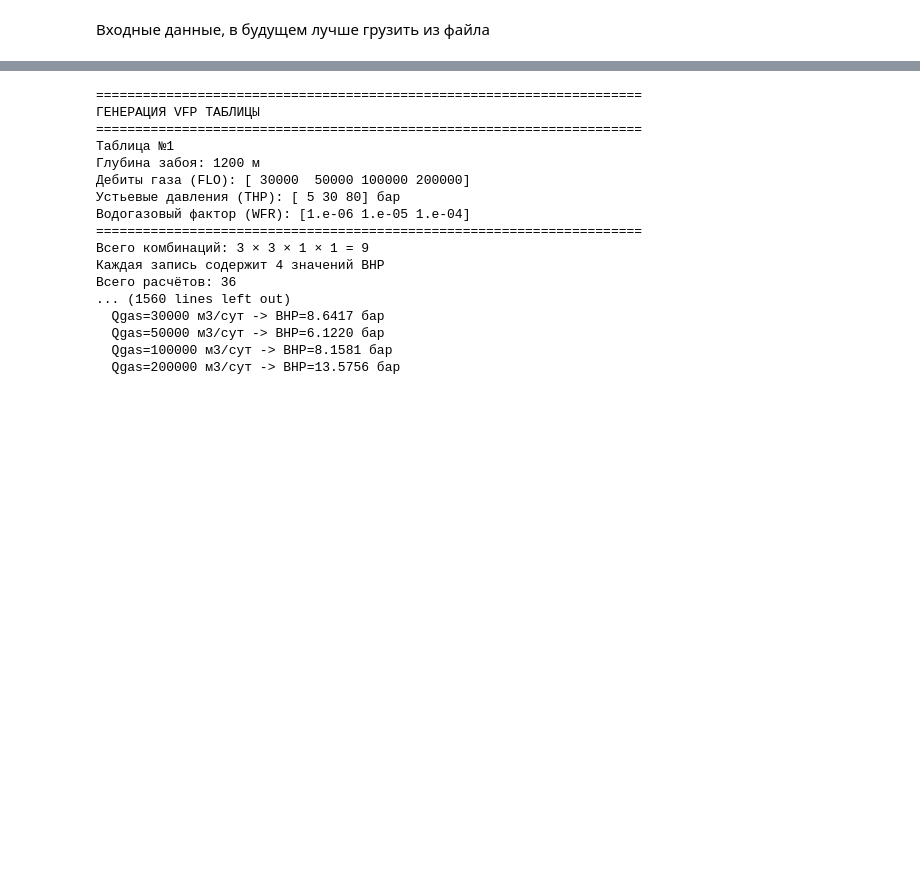
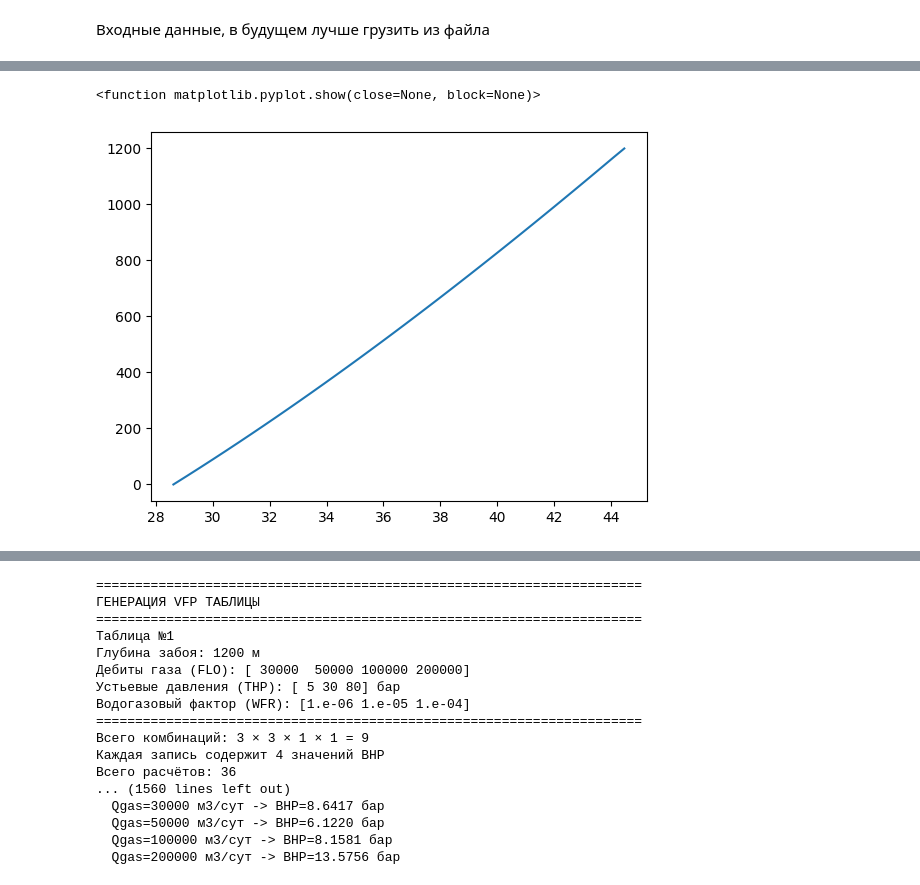
Before and after one commit to Rexihs/vertical_flow_performance, a Jupyter notebook: core.ipynb, the cells around one changed output, grey strips where cells are left out. Drawn from its saved outputs; the diff is of its cells as text; code cells hidden in the pictures; blank space fills up the shorter version.

Commit message:
сырая версия расчёта, методы сходятся, необходимо написания скрипта для расчёта BHP по входным параметрам

```diff
--- a/core.ipynb
+++ b/core.ipynb
@@ -80,18 +77,24 @@ wgr = 12*10**-5 # м3/м3, водогазовый фактор
 # %%
 # Well properties
 # Download inclinometry data
-file_path_incl = 'd:/Python_2025/old_rep/исходные_данные/17.dev'  # Update this path to match your actual file location
+file_path_incl = 'include/incl_17.dev'  # Update this path to match your actual file location
 with open(file_path_incl, 'r', encoding='utf-8') as inclinometry_file:
     well_data = pd.read_csv(inclinometry_file, comment='#', sep=r'\s+')
 
 # Download inclinometry data_horizontal
-file_path_incl_horizontal = 'd:/Python_2025/old_rep/исходные_данные/10102.dev'  # Update this path to match your actual file location
+file_path_incl_horizontal = 'include/incl_10102.dev'  # Update this path to match your actual file location
 with open(file_path_incl_horizontal, 'r', encoding='utf-8') as inclinometry_file_horizontal:
     well_data_hor = pd.read_csv(inclinometry_file_horizontal, comment='#', sep=r'\s+')
 
+# Download inclinometry data full vertical well
+file_path_incl_horizontal = 'include/incl_vertical.dev'  # Update this path to match your actual file location
+with open(file_path_incl_horizontal, 'r', encoding='utf-8') as inclinometry_file_vert:
+    well_data_vert = pd.read_csv(inclinometry_file_vert, comment='#', sep=r'\s+')
+
+
 # Gas properties
 # Download PVT data
-file_path_pvt = 'd:/Python_2025/old_rep/исходные_данные/PVT.inc'  # Update this path to match your actual file location
+file_path_pvt = 'include/PVT.inc'  # Update this path to match your actual file location
 with open(file_path_pvt, 'r', encoding='utf-8') as pvt_file:
     pvt_data = pd.read_csv(pvt_file, comment='#', sep=r'\s+')
 
@@ -122,4 +108,17 @@ well_propertis = pd.DataFrame({
+# %%
+well_propertis = pd.DataFrame({
+    'MD': well_data_vert['MD'],
+    'TVD': well_data_vert['TVD'],
+    'alfa': well_data_vert['INCL'],
+    'Diameter': diameter,
+    'T': np.nan,
+    'z': np.nan,
+    'Ro_gas': np.nan,
+    'Qgas_pt': np.nan,
+    'Dp_dz': np.nan,
+})
 # %%
+# Расчёт градиента давления от забоя до устья
 for idx in well_propertis.index[::-1]:
 
     # Заполнение параметра Т в зависимости от глубины скважины
@@ -140,14 +139,14 @@ for idx in well_propertis.index[::-1]:
     # Расчёт z
     if not pd.isna(well_propertis.loc[idx, 'Pi']):
         well_propertis.loc[idx, 'z'] = fluid.get_Z(pressure, tempreture)
-        well_propertis.loc[idx, 'Ro_gas'] = Ro_gas_std * pressure/tempreture/fluid.get_Z(pressure, tempreture)*Tstd*1000000/Pstd
+        well_propertis.loc[idx, 'Ro_gas'] = fluid.get_ro(well_propertis.loc[idx, 'Pi'], well_propertis.loc[idx, 'T'])
         well_propertis.loc[idx, 'u'] = (Q_gas_std*1000/86400) * Ro_gas_std / well_propertis.loc[idx, 'Ro_gas'] / (np.pi*well_propertis.loc[idx, 'Diameter']**2/4)
         well_propertis.loc[idx, 'v'] = ((Q_gas_std*1000/86400)*wgr)/(np.pi*well_propertis.loc[idx, 'Diameter']**2/4)
         well_propertis.loc[idx, 'Qgas_pt'] = (Q_gas_std*1000/86400) * fluid.get_Bg(pressure, tempreture)
-        if well_propertis.loc[idx, 'alfa'] < 85:
-            well_propertis.loc[idx, 'Dp_dz'] = vniigaz_inclined(lyamda, diameter, well_propertis.loc[idx, 'alfa'], well_propertis.loc[idx, 'v'], well_propertis.loc[idx, 'u'], Ro_water_std, well_propertis.loc[idx, 'Ro_gas'], pressure, sigma, ((Q_gas_std*1000/86400)*wgr), well_propertis.loc[idx, 'Qgas_pt'])
+        if well_propertis.loc[idx, 'alfa'] < 84:
+            well_propertis.loc[idx, 'Dp_dz'] = vniigaz_inclined(lyamda, diameter, well_propertis.loc[idx, 'alfa'], well_propertis.loc[idx, 'v'], well_propertis.loc[idx, 'u'], Ro_water_std, well_propertis.loc[idx, 'Ro_gas'], pressure, sigma, ((Q_gas_std*1000/86400)*wgr))
         else:
-            well_propertis.loc[idx, 'Dp_dz'] = vniigaz_horizontal(lyamda, diameter, well_propertis.loc[idx, 'alfa'], well_propertis.loc[idx, 'v'], well_propertis.loc[idx, 'u'], Ro_water_std, well_propertis.loc[idx, 'Ro_gas'], pressure, sigma, ((Q_gas_std*1000/86400)*wgr), well_propertis.loc[idx, 'Qgas_pt'])
+            well_propertis.loc[idx, 'Dp_dz'] = vniigaz_horizontal(lyamda, diameter, well_propertis.loc[idx, 'alfa'], well_propertis.loc[idx, 'v'], well_propertis.loc[idx, 'u'], Ro_water_std, well_propertis.loc[idx, 'Ro_gas'], pressure, sigma, ((Q_gas_std*1000/86400)*wgr))
         if idx > 0:
             well_propertis.loc[idx, 'Pi1'] = well_propertis.loc[idx, 'Pi'] - (well_propertis.loc[idx, 'Dp_dz'] * (well_propertis.loc[idx, 'MD'] - well_propertis.loc[idx-1, 'MD']))*10**-6
             well_propertis.loc[idx-1, 'Pi'] = well_propertis.loc[idx, 'Pi1']
@@ -171,0 +173,10 @@ for idx in well_propertis.index[::-1]:
+# %%
+# well_propertis.to_csv("propertis", index=False, encoding="utf-8")
+plt.plot(well_propertis['Pi']*10,well_propertis['MD'])
+# plt.plot(well_propertis['Dp_dz'],well_propertis['MD'])
+# plt.plot(well_propertis['alfa'],well_propertis['MD'])
+
+plt.show
+# %% [output]
+<function matplotlib.pyplot.show(close=None, block=None)>
+[figure, added]
```
Also changed, not shown: parts of 12 cells of this notebook.
